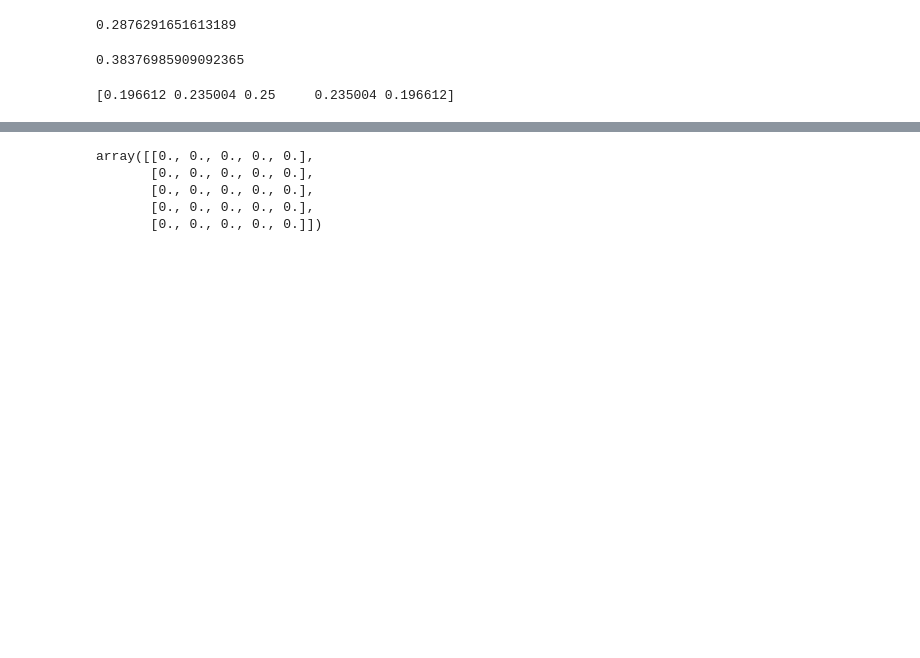
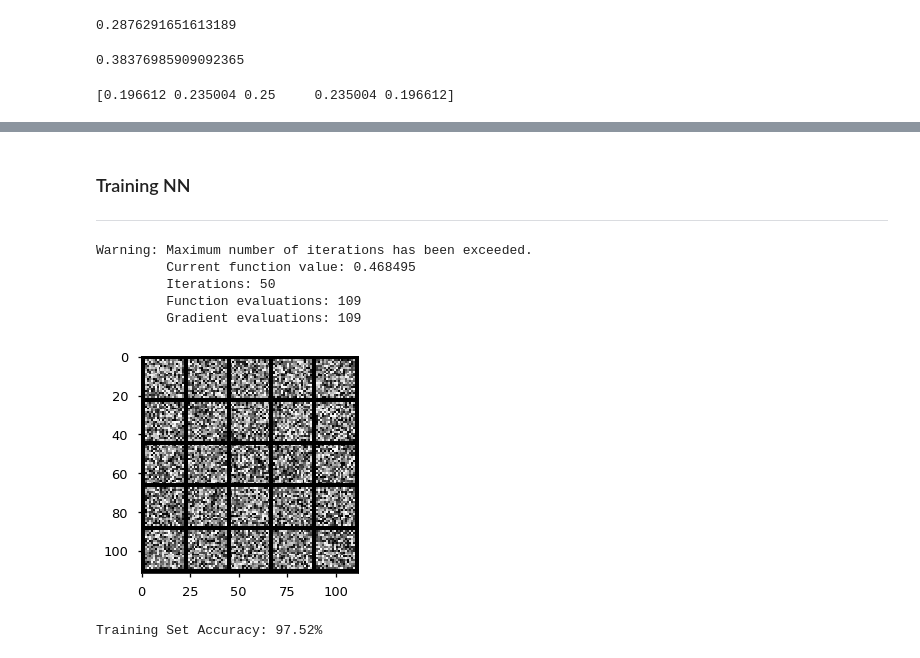
Before and after one commit to iamcuigang/ipy_sci, a Jupyter notebook: ML_AndrewNg/ex4.ipynb, the cells around one changed output, grey strips where cells are left out. Drawn from its saved outputs; the diff is of its cells as text; code cells hidden in the pictures; blank space fills up the shorter version.

```diff
--- a/ML_AndrewNg/ex4.ipynb
+++ b/ML_AndrewNg/ex4.ipynb
@@ -29,11 +29,11 @@ def displayData(X, ex_width=0, fig_size=4):
     idx = 0
     for i in range(rows):
         for j in range(cols):
-            max_val = np.max(np.abs(display_x[idx]))
+            max_val = np.max(np.abs(X[idx]))
             display_arr[
                 (pad + i*(ex_width+pad)) : ((i+1)*(ex_width+pad)),
                 (pad + j*(ex_height+pad)) : ((j+1)*(ex_height+pad))
-            ] = display_x[idx].reshape(ex_height, ex_width).T/max_val
+            ] = X[idx].reshape(ex_height, ex_width).T/max_val
             idx += 1
 
     plt.figure(figsize=(fig_size,fig_size));
@@ -64,9 +65,9 @@ nn_params.shape
 # %%
-def reshapeTheta(nn_params, input_layer_size,
+def reshapeTheta(nn_params1, input_layer_size,
                 hidden_layer_size, num_labels):
-    theta1_n = hidden_layer_size *(input_layer_size+1)
-    theta1 = nn_params[:theta1_n].reshape(
-            hidden_layer_size, input_layer_size+1)
-    theta2 = nn_params[theta1_n:].reshape(
-            num_labels, hidden_layer_size+1)
-    return theta1, theta2
+    theta01_n = hidden_layer_size *(input_layer_size+1)
+    theta01 = nn_params1[:theta01_n].reshape(
+            hidden_layer_size, input_layer_size+1, order='F')
+    theta02 = nn_params1[theta01_n:].reshape(
+            num_labels, hidden_layer_size+1, order='F')
+    return theta01, theta02
@@ -189,0 +263,3 @@ def computeNumericalGradient(Jfunc, theta, *args):
+# %% [markdown]
+### Training NN
+- - -
@@ -190,10 +280,19 @@ def computeNumericalGradient(Jfunc, theta, *args):
+# %%
+init_Theta1 = randInitializeWeights(input_layer_size,
+                                   hidden_layer_size)
+init_Theta2 = randInitializeWeights(hidden_layer_size,
+                                   num_labels)
+init_nn_params = np.append(init_Theta1.flatten(order='F'),
+                           init_Theta2.flatten(order='F'),
+                          ).reshape(-1,1)
 # %%
-computeNumericalGradient(nnCostJ, np.ones([5,5]),
-                         input_layer_size, hidden_layer_size,
-                         num_labels, X, y, lamb)
+lamb = 1.0
+nn_params_final, costJ = fmincg(init_nn_params, input_layer_size,
+                         hidden_layer_size, num_labels,
+                         X, y, lamb)
 # %% [output]
-array([[0., 0., 0., 0., 0.],
-       [0., 0., 0., 0., 0.],
-       [0., 0., 0., 0., 0.],
-       [0., 0., 0., 0., 0.],
-       [0., 0., 0., 0., 0.]])
+Warning: Maximum number of iterations has been exceeded.
+         Current function value: 0.468495
+         Iterations: 50
+         Function evaluations: 109
+         Gradient evaluations: 109
@@ -202,0 +299,6 @@ def checkNNGradients(lamb):
+# %%
+theta11, theta22 = reshapeTheta(init_nn_params, input_layer_size,
+                              hidden_layer_size, num_labels)
+displayData(theta11[:, 1:])
+# %% [output]
+[figure, added]
@@ -202,0 +323,6 @@ def checkNNGradients(lamb):
+# %%
+pred = predict(theta1, theta2, X)
+print 'Training Set Accuracy: %.2f%%'%(
+    np.mean((pred==y).astype(int)*100.0))
+# %% [output]
+Training Set Accuracy: 97.52%
```
Also changed, not shown: parts of 16 cells of this notebook, 3 other files.
